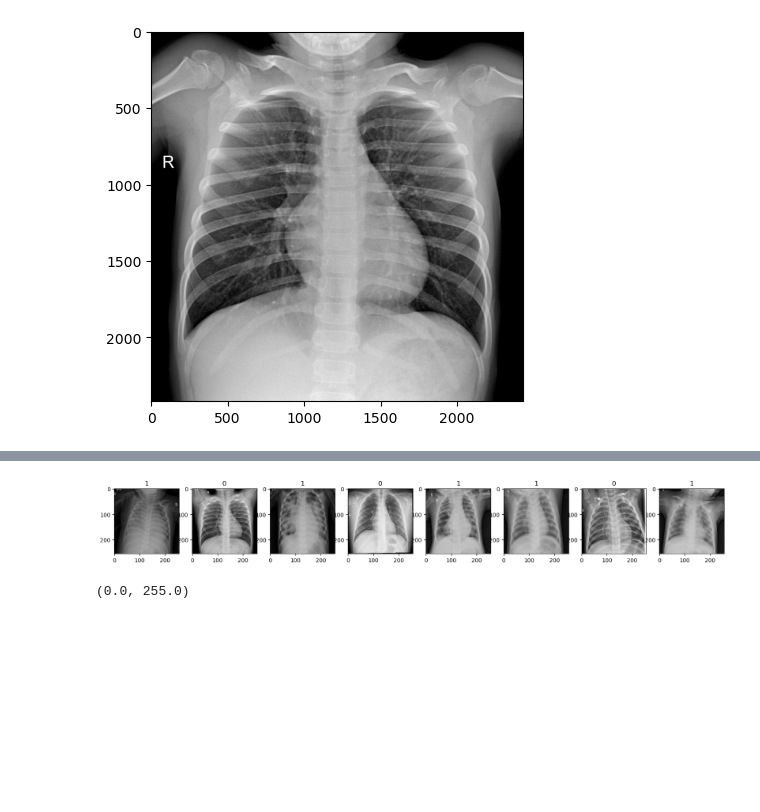
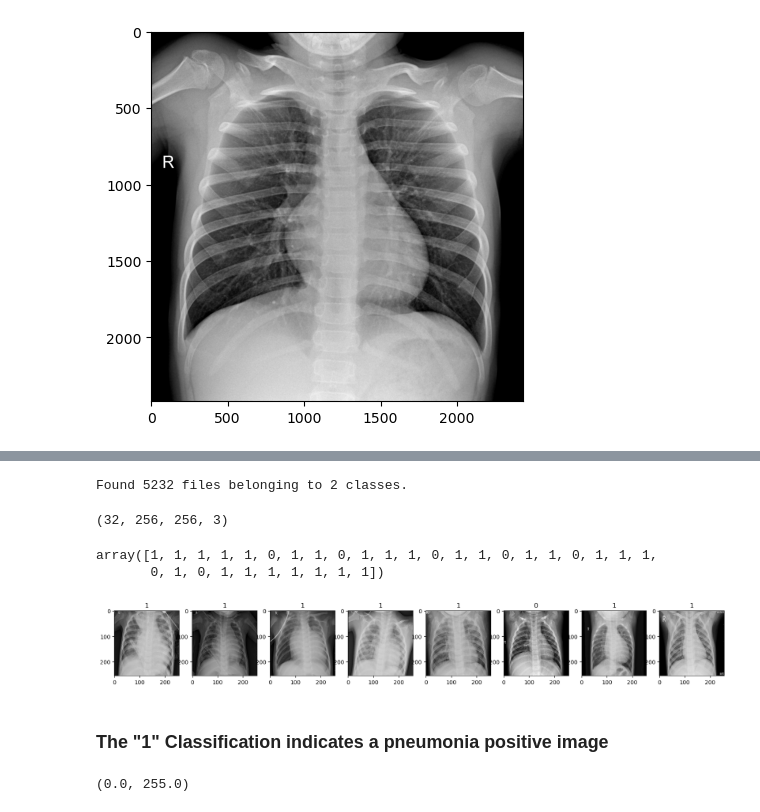
Before and after one commit to Shakermaker001/UCF-Project--4, a Jupyter notebook: CNN_Practice.ipynb, the cells around one changed output, grey strips where cells are left out. Saved outputs shown, nothing was run; the diff lists cells and outputs as text; code cells hidden in the pictures; blank space fills up the shorter version.

```diff
--- a/CNN_Practice.ipynb
+++ b/CNN_Practice.ipynb
@@ -100,0 +108,18 @@ array([1, 0, 1, 0, 1, 1, 0, 1, 0, 1, 1, 1, 1, 1, 1, 1, 1, 1, 1, 1, 1, 1,
+# %%
+import numpy as np
+
+# data = tf.keras.utils.image_dataset_from_directory('chest_xray/train')
+
+# train_data, val_data, train_labels, val_labels = train_test_split(
+#     data, labels, test_size=0.3, stratify=labels, random_state=42)
+# #
+# train_data = tf.data.Dataset.from_tensor_slices((train_data, train_labels))
+# val_data = tf.data.Dataset.from_tensor_slices((val_data, val_labels))
+
+# batch_size = 32
+# train_data = train_data.shuffle(len(train_data)).batch(batch_size)
+# val_data = val_data.batch(batch_size)
+
+data_iterator = data.as_numpy_iterator()
+# %% [output]
+Found 5232 files belonging to 2 classes.
@@ -101,10 +128,21 @@ array([1, 0, 1, 0, 1, 1, 0, 1, 0, 1, 1, 1, 1, 1, 1, 1, 1, 1, 1, 1, 1, 1,
+# %%
+batch[0].shape
+# %% [output]
+(32, 256, 256, 3)
+# %%
+batch[1]
+# %% [output]
+array([1, 1, 1, 1, 1, 0, 1, 1, 0, 1, 1, 1, 0, 1, 1, 0, 1, 1, 0, 1, 1, 1,
+       0, 1, 0, 1, 1, 1, 1, 1, 1, 1])
 # %%
-fig, ax = plt.subplots(ncols=8, figsize=(20,20))
-for idx, img in enumerate(batch[0][:8]):
-    ax[idx].imshow(img.astype('int'))
-    ax[idx].set_title(batch[1][idx])
+fig, ax = plt.subplots(ncols=8 ,figsize=(20, 20))
+for i , img in enumerate(batch[0][:8]):
+    ax[i].imshow(img.astype(int))
+    ax[i].title.set_text(batch[1][i])
 # %% [output]
-[figure, old version]
+[figure, new version]
+# %% [markdown]
+### The "1" Classification indicates a pneumonia positive image ###
 # %%
 batch[0].min(), batch[0].max()
 # %% [output]
```
Also changed, not shown: parts of 21 cells of this notebook.
